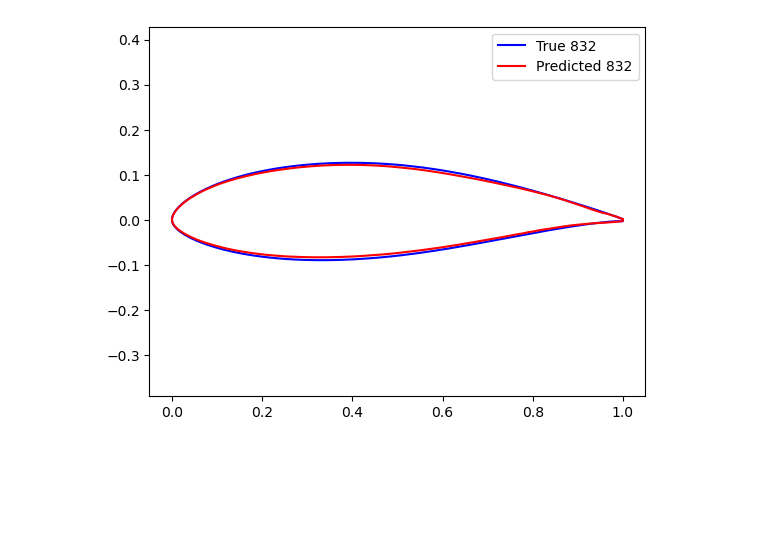
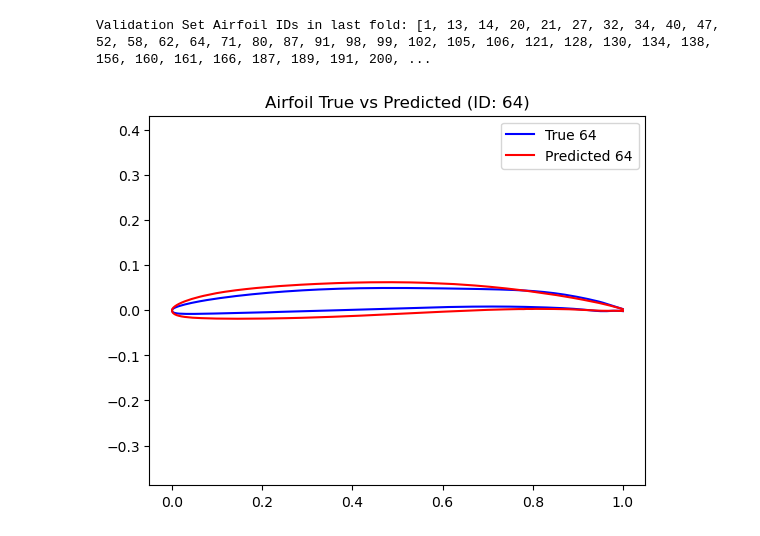
Before and after one commit to Hghn02/Inverse-Design-of-Optimal-Airfoil-Geometry, a Jupyter notebook: model_build.ipynb, the cells around one changed output. Drawn from its saved outputs; the diff is of its cells as text; code cells hidden in the pictures; blank space fills up the shorter version.

```diff
--- a/model_build.ipynb
+++ b/model_build.ipynb
@@ -115,8 +30,10 @@ print(y_test_pca.shape)
-# %%
-
-x_train = torch.tensor(x_train, dtype=torch.float32)
-y_train = torch.tensor(y_train_pca, dtype=torch.float32)
-x_test = torch.tensor(x_test, dtype=torch.float32)
-y_test = torch.tensor(y_test_pca, dtype=torch.float32)
+# %%
+# Standarizing Input Parameters
+scaler = StandardScaler()
+new_paras_std = scaler.fit_transform(new_paras)
+
+# Initializing K-Fold Cross Validation
+k = 6
+kf = KFold(n_splits=k, shuffle=True,random_state=42)
 # %%
 # DNN Building
@@ -180,18 +152,28 @@ Epoch 100: Train Loss = 0.0003, Test Loss = 0.0002
+# %%
+print(f"Validation Set Airfoil IDs in last fold: {test_idx.tolist()}")
+# %% [output]
+Validation Set Airfoil IDs in last fold: [1, 13, 14, 20, 21, 27, 32, 34, 40, 47, 52, 58, 62, 64, 71, 80, 87, 91, 98, 99, 102, 105, 106, 121, 128, 130, 134, 138, 156, 160, 161, 166, 187, 189, 191, 200, ...
 # %%
-reconstructed_airfoils = pca.inverse_transform(y_eval)
-reconstructed_airfoils=reconstructed_airfoils.reshape(-1,192,2)
+# Pick airfoil ID you want to plot
+airfoil_id = 64
 
-# Pick a real test sample (airfoil_id in [796, 994])
-airfoil_id = 900
-test_index = airfoil_id - x_train.shape[0]
+# Check if it's in the test set
+if airfoil_id in test_idx:
+    test_set_index = np.where(test_idx == airfoil_id)[0][0]  # index in test set
 
-plt.plot(airfoils_opt[airfoil_id, :, 0], airfoils_opt[airfoil_id,
-         :, 1], label=f"True {airfoil_id}", color='blue')
-plt.plot(reconstructed_airfoils[test_index, :, 0], reconstructed_airfoils[test_index,
-         :, 1], label=f"Predicted {airfoil_id}", color='red')
+    # Plot true vs predicted
+    plt.plot(airfoils_opt[airfoil_id, :, 0], airfoils_opt[airfoil_id,
+             :, 1], label=f"True {airfoil_id}", color='blue')
+    plt.plot(reconstructed_airfoils[test_set_index, :, 0], reconstructed_airfoils[test_set_index, :, 1],
+             label=f"Predicted {airfoil_id}", color='red')
 
-plt.axis('equal')
-plt.legend()
-plt.show()
+    plt.axis('equal')
+    plt.legend()
+    plt.title(f"Airfoil True vs Predicted (ID: {airfoil_id})")
+    plt.show()
+
+else:
+    print(
+        f" Airfoil ID {airfoil_id} not found in validation set. Pick one from {test_idx.tolist()}")
 # %% [output]
-[figure, old version]
+[figure, new version]
```
Also changed, not shown: parts of 8 cells of this notebook, 5 other files.
